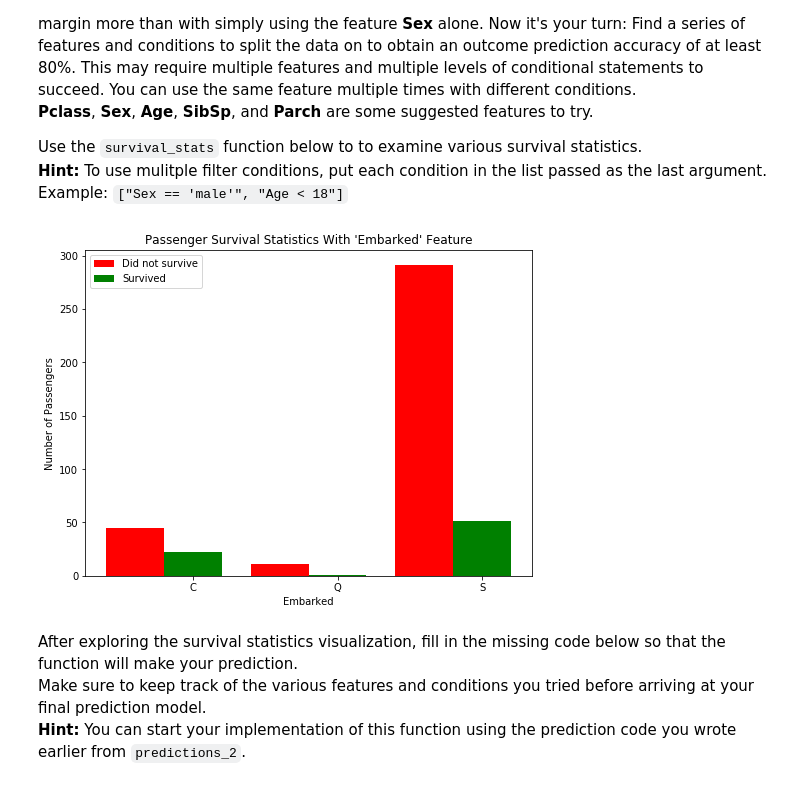
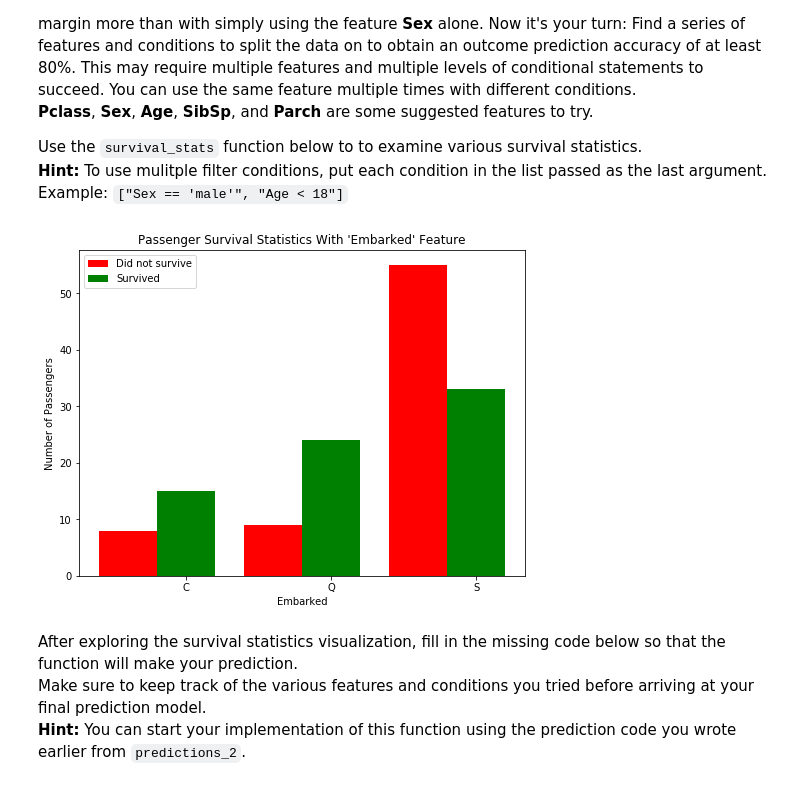
Before and after one commit to larabear/udacity, a Jupyter notebook: titanic_survival_exploration/titanic_survival_exploration.ipynb, the cells around one changed output. Cells and saved outputs as stored; diff of their text form; code cells hidden in the pictures.

```diff
--- a/titanic_survival_exploration/titanic_survival_exploration.ipynb
+++ b/titanic_survival_exploration/titanic_survival_exploration.ipynb
@@ -215,9 +215,9 @@ Adding the feature **Age** as a condition in conjunction with **Sex** improves t
 Use the `survival_stats` function below to to examine various survival statistics.
 **Hint:** To use mulitple filter conditions, put each condition in the list passed as the last argument. Example: `["Sex == 'male'", "Age < 18"]`
 # %%
-vs.survival_stats(data, outcomes, 'Embarked', ["Sex == 'male'", "Age >= 10"])
+vs.survival_stats(data, outcomes, 'Embarked', ["Sex == 'female'", "Pclass == 3"])
 # %% [output]
-[figure, old version]
+[figure, new version]
 # %% [markdown]
 After exploring the survival statistics visualization, fill in the missing code below so that the function will make your prediction.
 Make sure to keep track of the various features and conditions you tried before arriving at your final prediction model.
```
Also changed, not shown: parts of 5 cells of this notebook, 1 other file.
